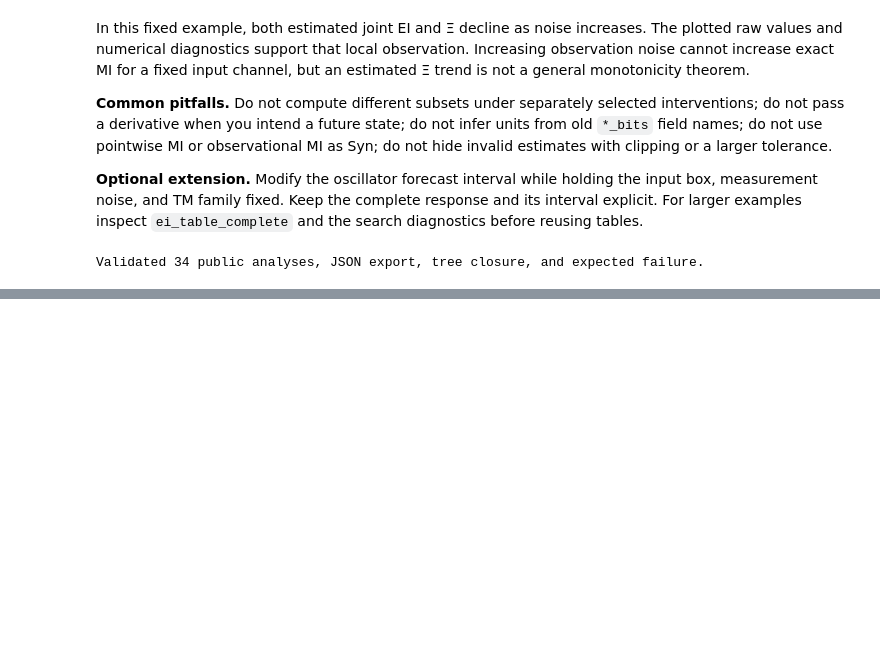
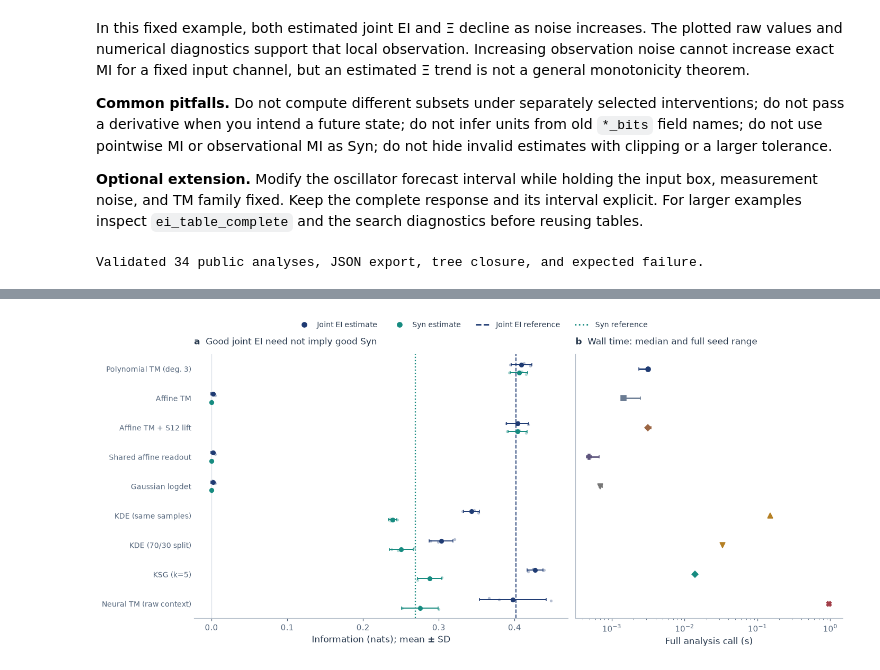
Before and after one commit to Matthew-ymz/EID, a Jupyter notebook: examples/1_feature_overview/example.ipynb, the cells around one changed output, grey strips where cells are left out. Cells and saved outputs as stored; diff of their text form; code cells hidden in the pictures; blank space fills up the shorter version.

```diff
--- a/examples/1_feature_overview/example.ipynb
+++ b/examples/1_feature_overview/example.ipynb
@@ -860,0 +950,4 @@ Validated 34 public analyses, JSON export, tree closure, and expected failure.
+# %%
+comparison_plots.synergy_and_cost(comparison_report, comparison_figure_dir);
+# %% [output]
+[figure, added]
```
Also changed, not shown: parts of 30 cells of this notebook, 32 other files.
